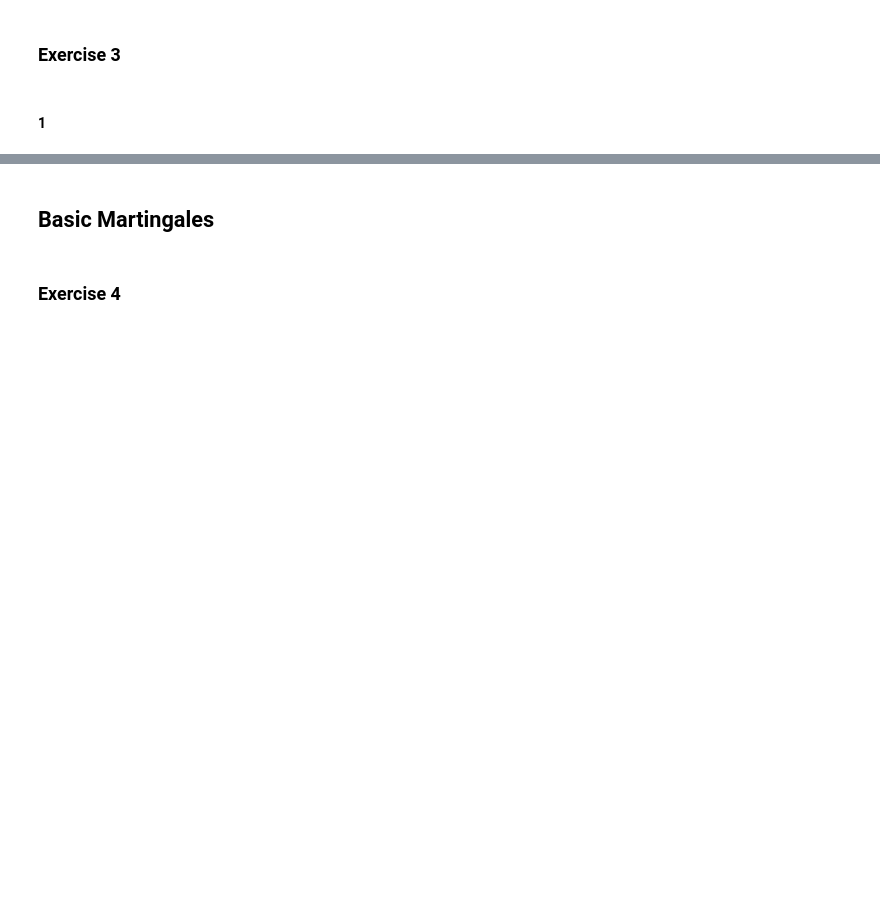
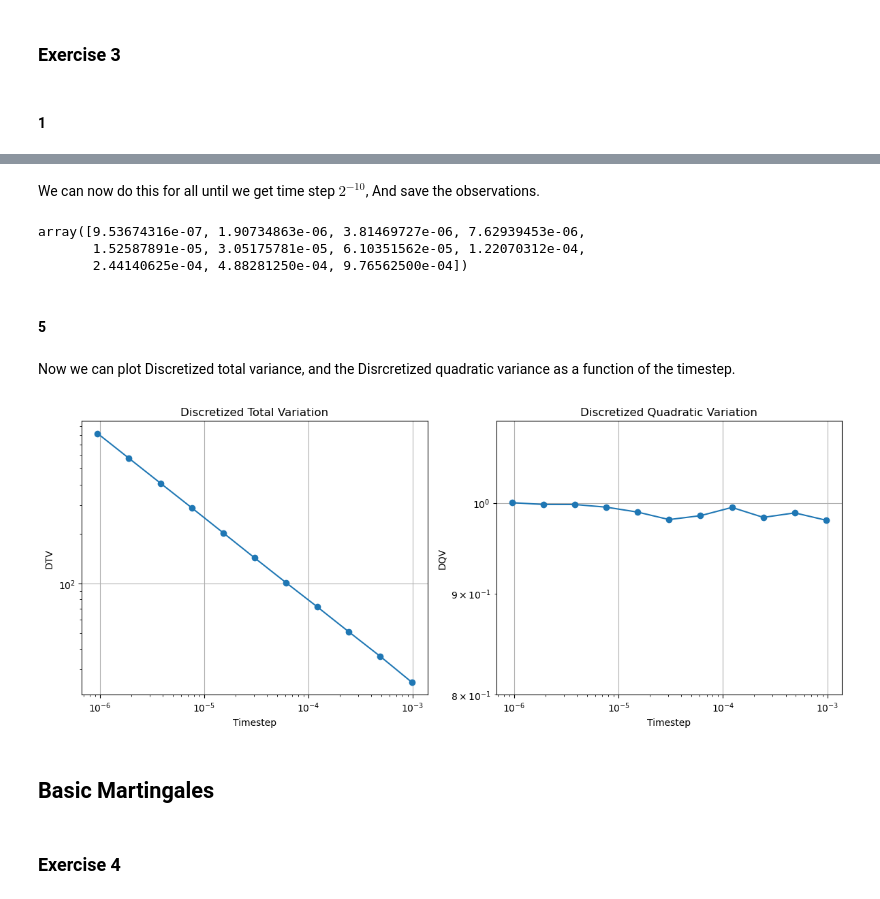
Before and after one commit to muhammadhussain-ops/02425-Diffusions-and-stochastic-differential-equations, a Jupyter notebook: WEEK3.ipynb, the cells around one changed output, grey strips where cells are left out. Drawn from its saved outputs; the diff is of its cells as text; code cells hidden in the pictures; blank space fills up the shorter version.

```diff
--- a/WEEK3.ipynb
+++ b/WEEK3.ipynb
@@ -117,3 +184,51 @@ plt.show()
+# %% [markdown]
+We can now do this for all until we get time step $2^{-10}$, And save the observations.
+# %%
+DTV = np.array([DiscretizedTotalVar(observations[0])])
+DQV = np.array([DiscretizedQuadraticVar(observations[0])])
+
+list = np.array(observations[0])
+
+timestep = np.array([2**(-20)])
+
+
+for i in range(1, 11):
+    DTV = np.append(DTV, DiscretizedTotalVar(list[::2]))
+    DQV = np.append(DQV, DiscretizedQuadraticVar(list[::2]))
+    timestep = np.append(timestep, timestep[-1]*2)
+    list = np.array(list[::2])
+# %%
+timestep
+# %% [output]
+array([9.53674316e-07, 1.90734863e-06, 3.81469727e-06, 7.62939453e-06,
+       1.52587891e-05, 3.05175781e-05, 6.10351562e-05, 1.22070312e-04,
+       2.44140625e-04, 4.88281250e-04, 9.76562500e-04])
+# %% [markdown]
+#### 5
+# %% [markdown]
+Now we can plot Discretized total variance, and the Disrcretized quadratic variance as a function of the timestep.
+# %%
+fig, ax = plt.subplots(1, 2, figsize=(12, 5))
+
+
+ax[0].loglog(timestep, DTV, marker='o')
+ax[0].set_title('Discretized Total Variation')
+ax[0].set_xlabel('Timestep')
+ax[0].set_ylabel('DTV')
+ax[0].grid(True)
+
+
+ax[1].loglog(timestep, DQV, marker='o')
+ax[1].set_title('Discretized Quadratic Variation')
+ax[1].set_xlabel('Timestep')
+ax[1].set_ylabel('DQV')
+ax[1].grid(True)
+ax[1].set_ylim(0.8, 1.1)
+
+plt.tight_layout()
+plt.show()
+# %% [output]
+[figure, added]
 # %% [markdown]
 ## Basic Martingales
 # %% [markdown]
```
Also changed, not shown: parts of 11 cells of this notebook.
